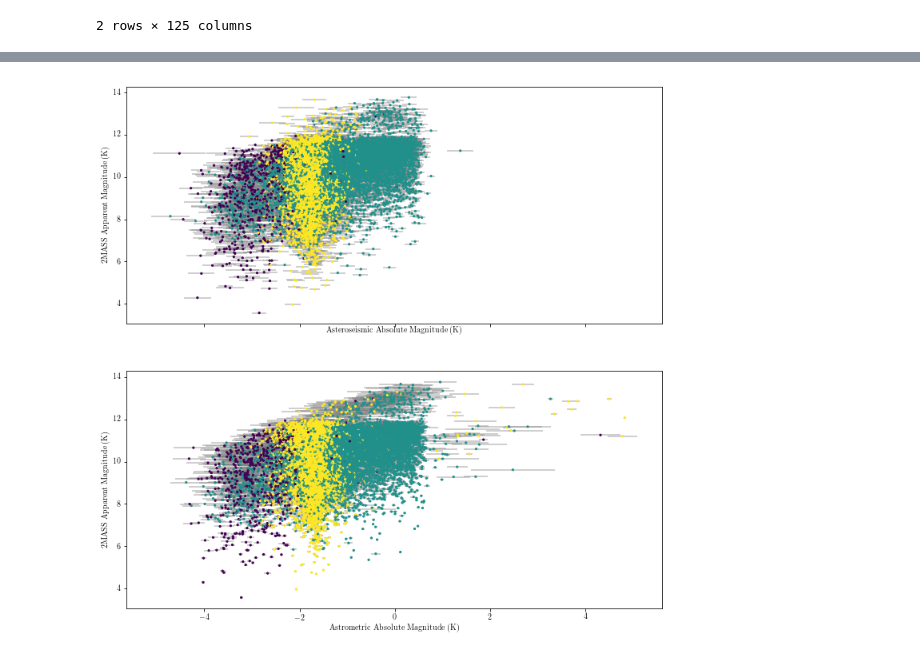
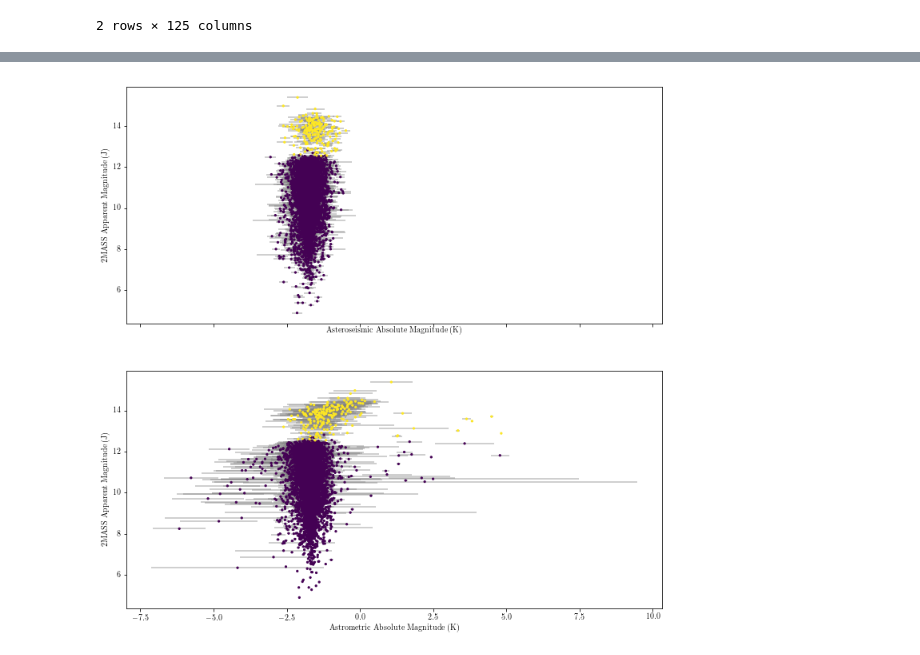
Before and after one commit to ojhall94/GAIA, a Jupyter notebook: compare_rc.ipynb, the cells around one changed output, grey strips where cells are left out. Cells and saved outputs as stored; diff of their text form; code cells hidden in the pictures.

Commit message:
Added new hbmm's for red clump data, and started to test them. Added a log.

```diff
--- a/compare_rc.ipynb
+++ b/compare_rc.ipynb
@@ -14,6 +16,11 @@ Populating the interactive namespace from numpy and matplotlib
 # %%
-def read_data():
+def read_yufull():
     sfile = '/home/oliver/PhD/Gaia_Project/data/KepxDR2/xyu18.csv'
     df = pd.read_csv(sfile,index_col=0)
     return df
+
+def read_yurc():
+    sfile = '/home/oliver/PhD/Gaia_Project/data/KepxDR2/RCxyu18.csv'
+    df = pd.read_csv(sfile,index_col=0)
+    return df
 # %%
@@ -36,3 +42,7 @@ After: 15588
 | 0 | 757137 | 29.99 | 0.60 | 3.399 | 0.011 | 4751 | 139 | 2.383 | 0.012 | -0.08 | ... |
 | 1 | 892010 | 17.85 | 0.89 | 2.427 | 0.078 | 4834 | 151 | 2.161 | 0.023 | 0.21 | ... |
 2 rows × 125 columns
+# %%
+df = read_yurc()
+df.head(2)
+print(len(df))
@@ -38,0 +51,4 @@ After: 15588
+# %%
+'''Lets run a little test'''
+df.stage[df.kmag > 12.] = 4
+# df.stage[df.kmag < 9.] = 0
@@ -206,16 +226,16 @@ plt.show()
 # %%
 #Lets plot the absolute vs apparent magnitude for both types for the K band
 fig, (ax1, ax2) = plt.subplots(2,sharex=True,figsize=(12,12))
-ax1.scatter(df.ast_MKs,df.kmag,s=5,c=df.stage,zorder=1000)
-ax1.errorbar(df.ast_MKs,df.kmag,xerr=df.ast_M_err,alpha=.5,fmt='none',c='grey',zorder=999)
+ax1.scatter(df.ast_MKs,df.jmag,s=5,c=df.stage,zorder=1000)
+ax1.errorbar(df.ast_MKs,df.jmag,xerr=df.ast_M_err,alpha=.5,fmt='none',c='grey',zorder=999)
 ax1.set_xlabel('Asteroseismic Absolute Magnitude (K)')
-ax1.set_ylabel('2MASS Apparent Magnitude (K)')
+ax1.set_ylabel('2MASS Apparent Magnitude (J)')
 
 # fig, ax = plt.subplots()
-ax2.scatter(df.phot_MKs,df.kmag,s=5,c=df.stage,zorder=1000)
-ax2.errorbar(df.phot_MKs,df.kmag,xerr=df.phot_MKs_err,alpha=.5,fmt='none',c='grey',zorder=999)
+ax2.scatter(df.phot_MKs,df.jmag,s=5,c=df.stage,zorder=1000)
+ax2.errorbar(df.phot_MKs,df.jmag,xerr=df.phot_MKs_err,alpha=.5,fmt='none',c='grey',zorder=999)
 ax2.set_xlabel('Astrometric Absolute Magnitude (K)')
-ax2.set_ylabel('2MASS Apparent Magnitude (K)')
+ax2.set_ylabel('2MASS Apparent Magnitude (J)')
 plt.show()
 # %% [output]
-[figure, old version]
+[figure, new version]
```
Also changed, not shown: parts of 14 cells of this notebook, 3 other files.
